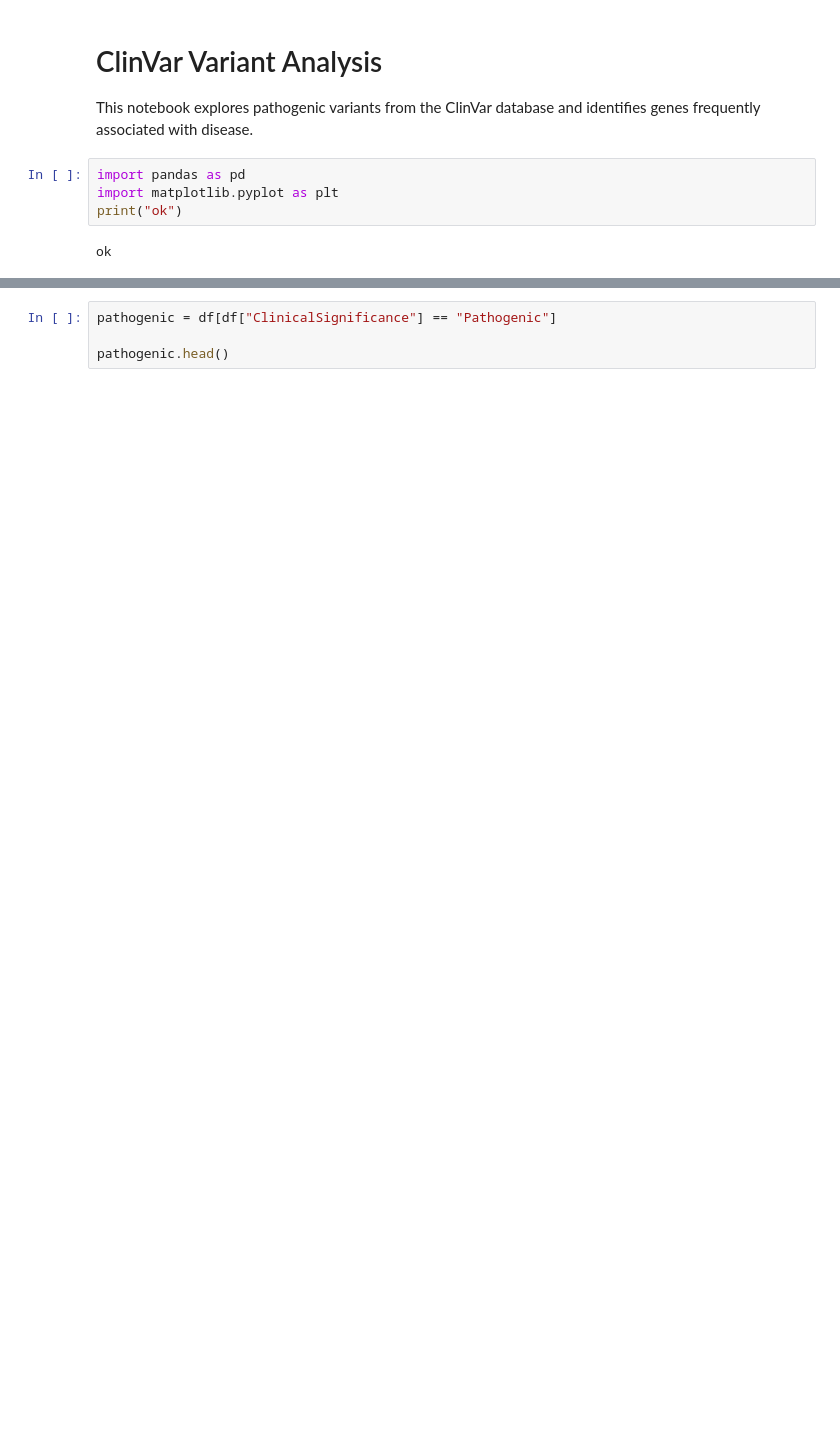
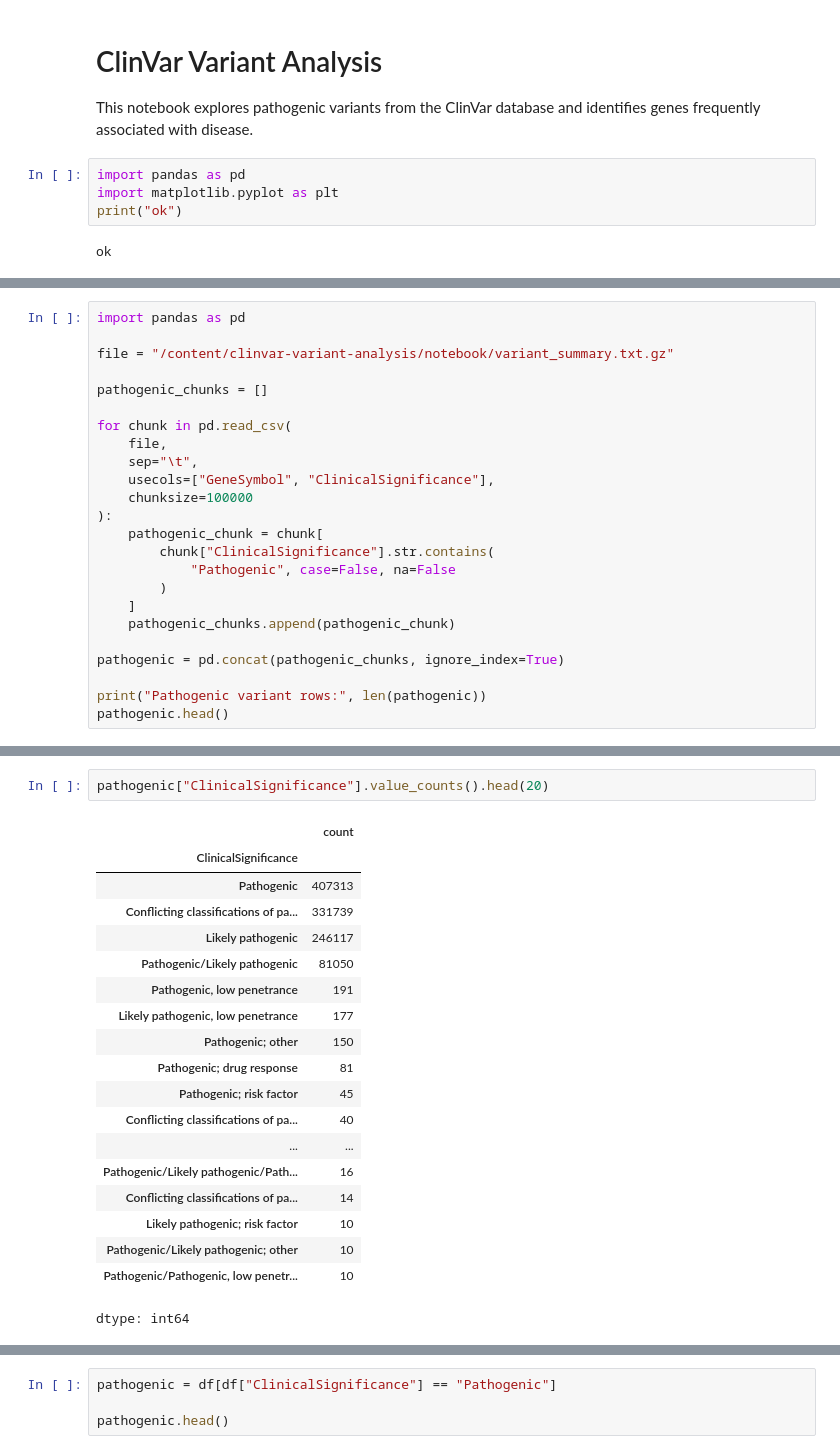
Before and after one commit to JukkaMK/clinvar-variant-analysis, a Jupyter notebook: notebook/01_clinvar_analysis.ipynb, the cells around one changed output, grey strips where cells are left out. Cells and saved outputs as stored; diff of their text form; blank space fills up the shorter version.

```diff
--- a/notebook/01_clinvar_analysis.ipynb
+++ b/notebook/01_clinvar_analysis.ipynb
@@ -10,0 +38,24 @@ ok
+# %%
+import pandas as pd
+
+file = "/content/clinvar-variant-analysis/notebook/variant_summary.txt.gz"
+
+pathogenic_chunks = []
+
+for chunk in pd.read_csv(
+    file,
+    sep="\t",
+    usecols=["GeneSymbol", "ClinicalSignificance"],
+    chunksize=100000
+):
+    pathogenic_chunk = chunk[
+        chunk["ClinicalSignificance"].str.contains(
+            "Pathogenic", case=False, na=False
+        )
+    ]
+    pathogenic_chunks.append(pathogenic_chunk)
+
+pathogenic = pd.concat(pathogenic_chunks, ignore_index=True)
+
+print("Pathogenic variant rows:", len(pathogenic))
+pathogenic.head()
@@ -10,0 +99,22 @@ ok
+# %%
+pathogenic["ClinicalSignificance"].value_counts().head(20)
+# %% [output]
+|  | count |
+| ClinicalSignificance |  |
+| Pathogenic | 407313 |
+| Conflicting classifications of pa... | 331739 |
+| Likely pathogenic | 246117 |
+| Pathogenic/Likely pathogenic | 81050 |
+| Pathogenic, low penetrance | 191 |
+| Likely pathogenic, low penetrance | 177 |
+| Pathogenic; other | 150 |
+| Pathogenic; drug response | 81 |
+| Pathogenic; risk factor | 45 |
+| Conflicting classifications of pa... | 40 |
+| ... | ... |
+| Pathogenic/Likely pathogenic/Path... | 16 |
+| Conflicting classifications of pa... | 14 |
+| Likely pathogenic; risk factor | 10 |
+| Pathogenic/Likely pathogenic; other | 10 |
+| Pathogenic/Pathogenic, low penetr... | 10 |
+dtype: int64
```
Also changed, not shown: parts of 14 cells of this notebook.
